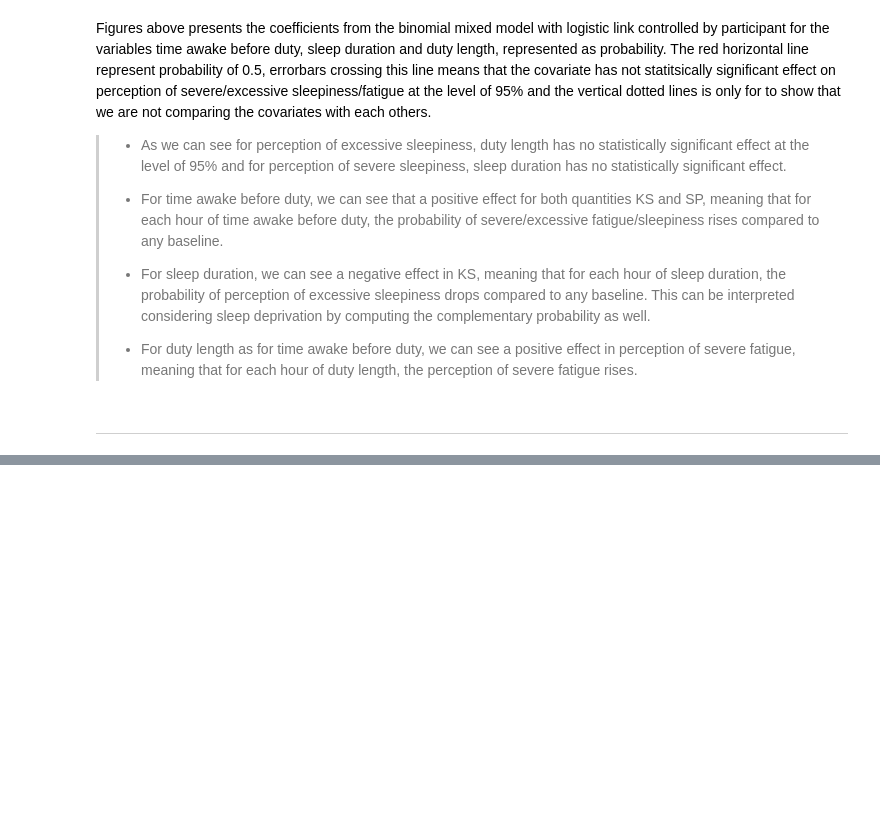
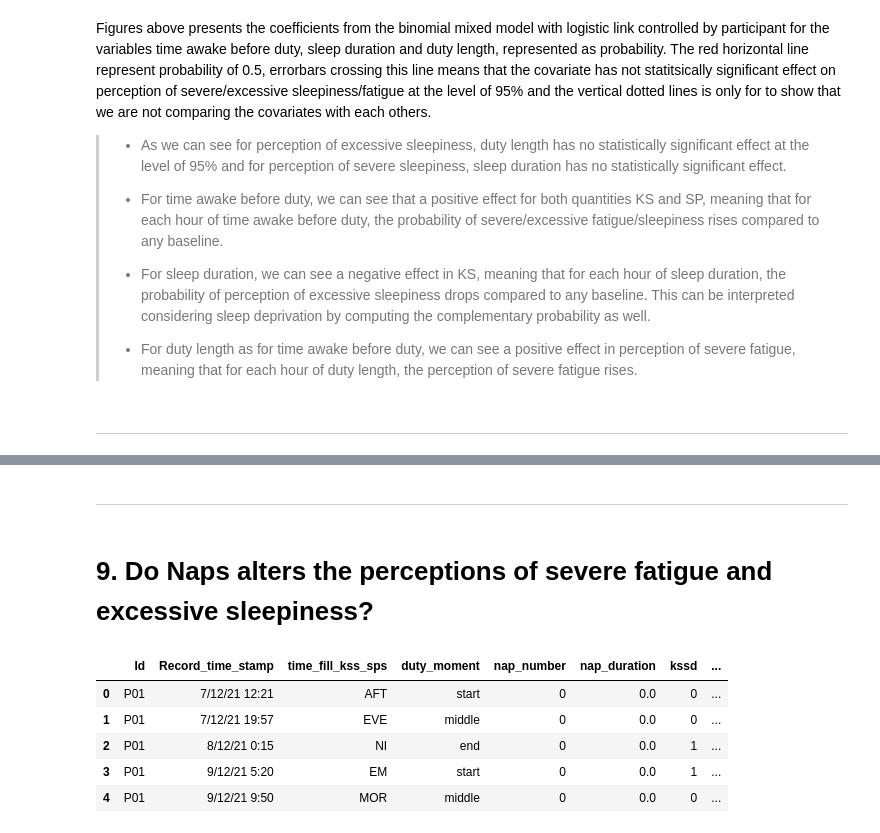
Before and after one commit to jlpscampos/Perception-of-Excessive-Sleepiness-and-Severe-Fatigue-in-Civil-Aviation-Pilots, a Jupyter notebook: Exploratory_Data_Analysis.ipynb, the cells around one changed output, grey strips where cells are left out. Saved outputs shown, nothing was run; the diff lists cells and outputs as text; code cells hidden in the pictures; blank space fills up the shorter version.

```diff
--- a/Exploratory_Data_Analysis.ipynb
+++ b/Exploratory_Data_Analysis.ipynb
@@ -1257,0 +1009,17 @@ except:
+# %% [markdown]
+---
+# %% [markdown]
+# 9. Do Naps alters the perceptions of severe fatigue and excessive sleepiness?
+# %%
+cols = ['Id','Record_time_stamp','time_fill_kss_sps','duty_moment','nap_number','nap_duration','kssd','spsd']
+tmp = working_df[cols].copy()
+
+tmp['day'] = pd.to_datetime(tmp['Record_time_stamp'], errors = 'coerce').apply(lambda x: f'{x.year}-{x.month}-{x.day}')
+tmp.head()
+# %% [output]
+|  | Id | Record_time_stamp | time_fill_kss_sps | duty_moment | nap_number | nap_duration | kssd | ... |
+| 0 | P01 | 7/12/21 12:21 | AFT | start | 0 | 0.0 | 0 | ... |
+| 1 | P01 | 7/12/21 19:57 | EVE | middle | 0 | 0.0 | 0 | ... |
+| 2 | P01 | 8/12/21 0:15 | NI | end | 0 | 0.0 | 1 | ... |
+| 3 | P01 | 9/12/21 5:20 | EM | start | 0 | 0.0 | 1 | ... |
+| 4 | P01 | 9/12/21 9:50 | MOR | middle | 0 | 0.0 | 0 | ... |
```
Also changed, not shown: parts of 98 cells of this notebook.
